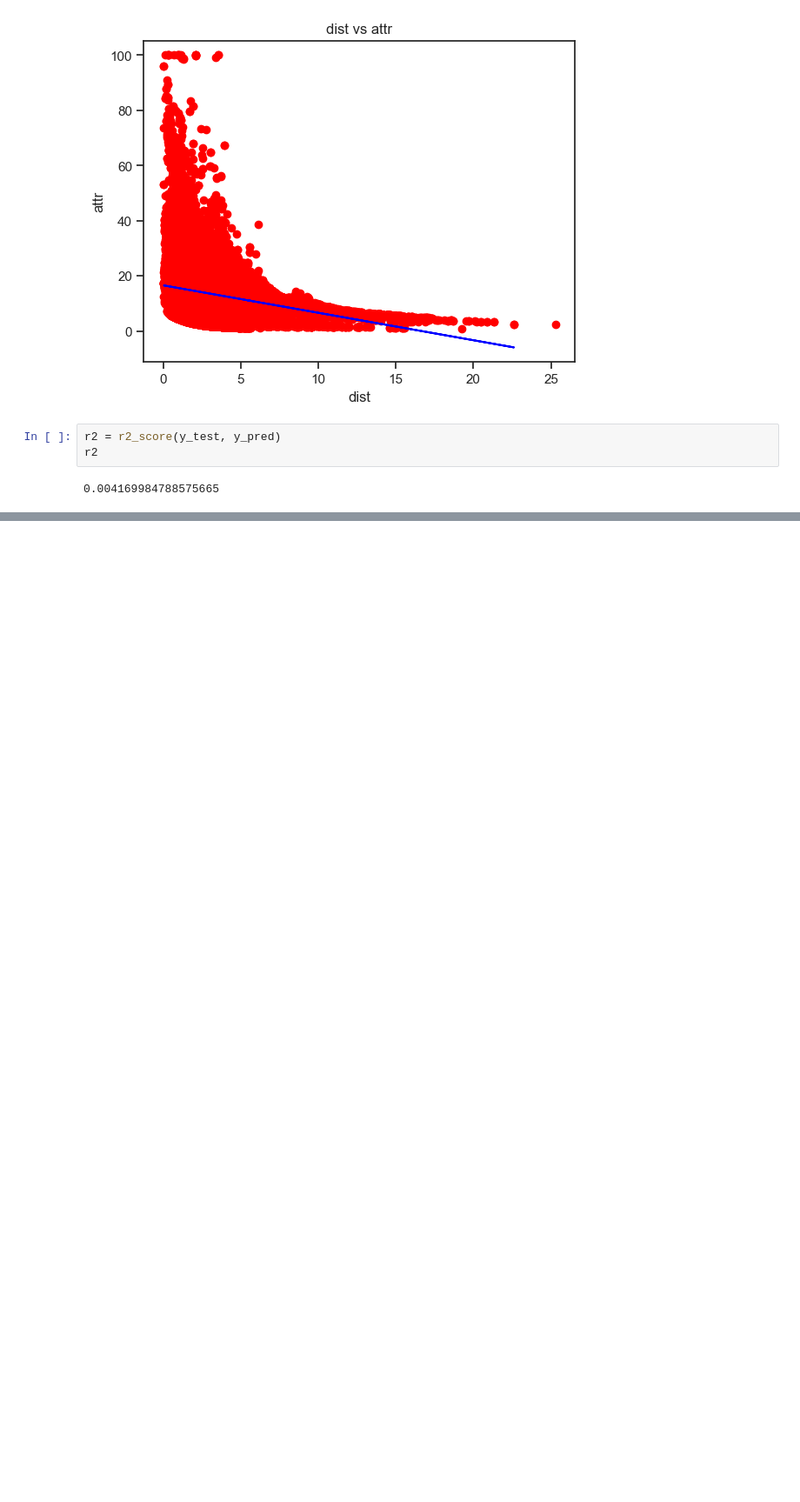
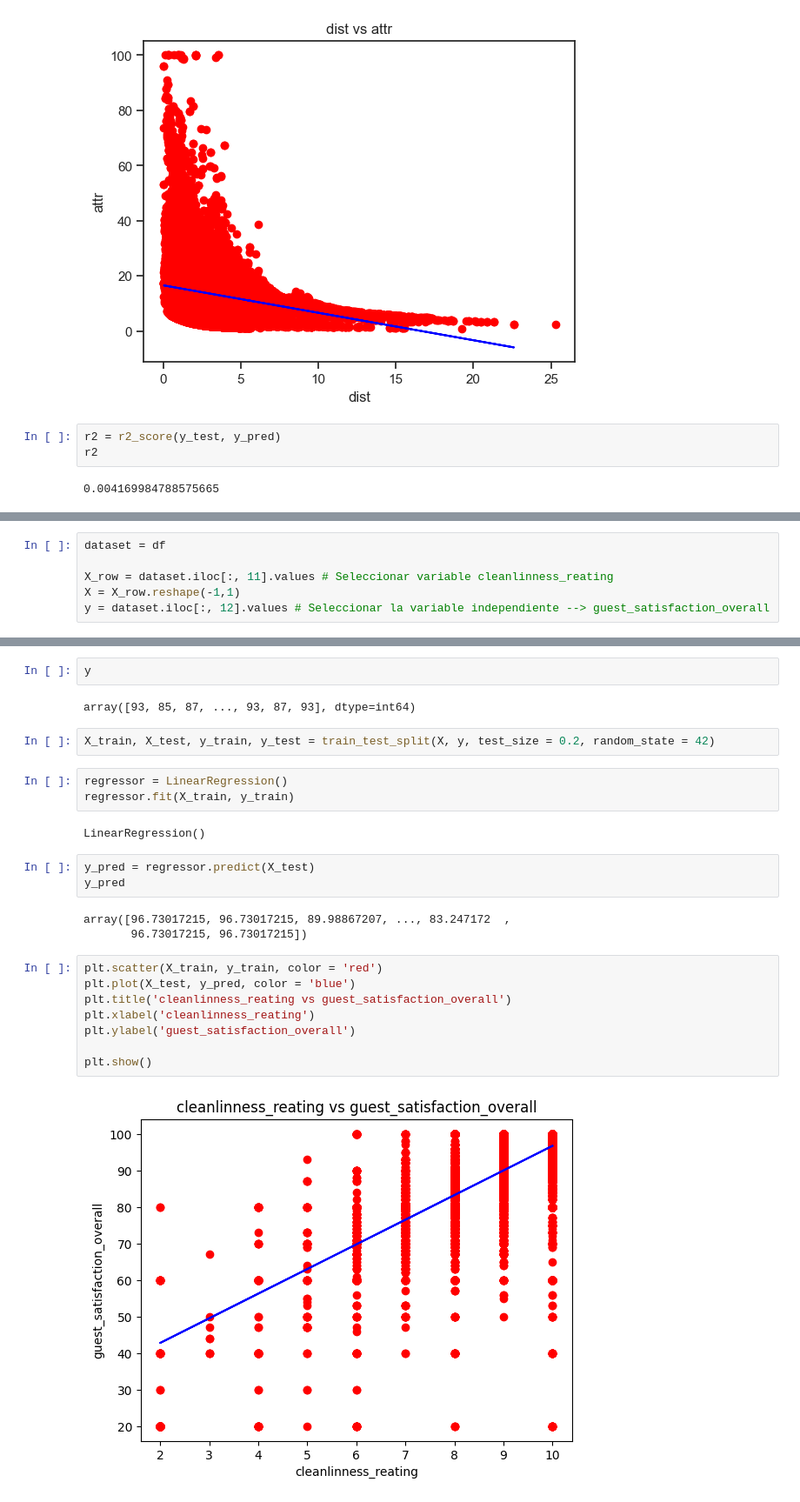
Before and after one commit to Leo12Casale/AnalisisDatos-Accidentes, a Jupyter notebook: Graficos.ipynb, the cells around one changed output, grey strips where cells are left out. Shown at 87% size. Saved outputs shown, nothing was run; the diff lists cells and outputs as text; blank space fills up the shorter version.

```diff
--- a/Graficos.ipynb
+++ b/Graficos.ipynb
@@ -612,0 +626,6 @@ r2
+# %%
+dataset = df
+
+X_row = dataset.iloc[:, 11].values # Seleccionar variable cleanlinness_reating
+X = X_row.reshape(-1,1)
+y = dataset.iloc[:, 12].values # Seleccionar la variable independiente --> guest_satisfaction_overall
@@ -612,0 +642,27 @@ r2
+# %%
+y
+# %% [output]
+array([93, 85, 87, ..., 93, 87, 93], dtype=int64)
+# %%
+X_train, X_test, y_train, y_test = train_test_split(X, y, test_size = 0.2, random_state = 42)
+# %%
+regressor = LinearRegression()
+regressor.fit(X_train, y_train)
+# %% [output]
+LinearRegression()
+# %%
+y_pred = regressor.predict(X_test)
+y_pred
+# %% [output]
+array([96.73017215, 96.73017215, 89.98867207, ..., 83.247172  ,
+       96.73017215, 96.73017215])
+# %%
+plt.scatter(X_train, y_train, color = 'red')
+plt.plot(X_test, y_pred, color = 'blue')
+plt.title('cleanlinness_reating vs guest_satisfaction_overall')
+plt.xlabel('cleanlinness_reating')
+plt.ylabel('guest_satisfaction_overall')
+
+plt.show()
+# %% [output]
+[figure, added]
```
Also changed, not shown: parts of 12 cells of this notebook.
